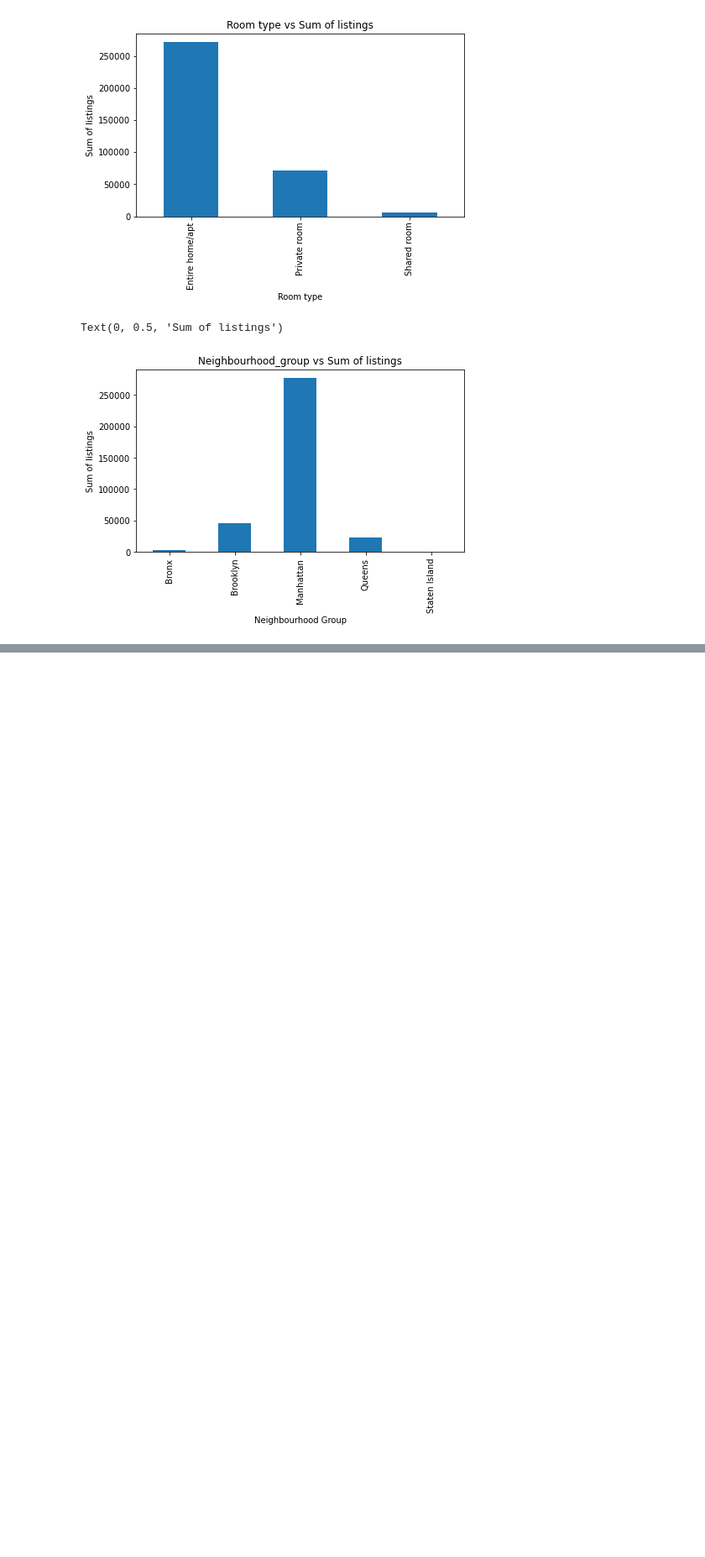
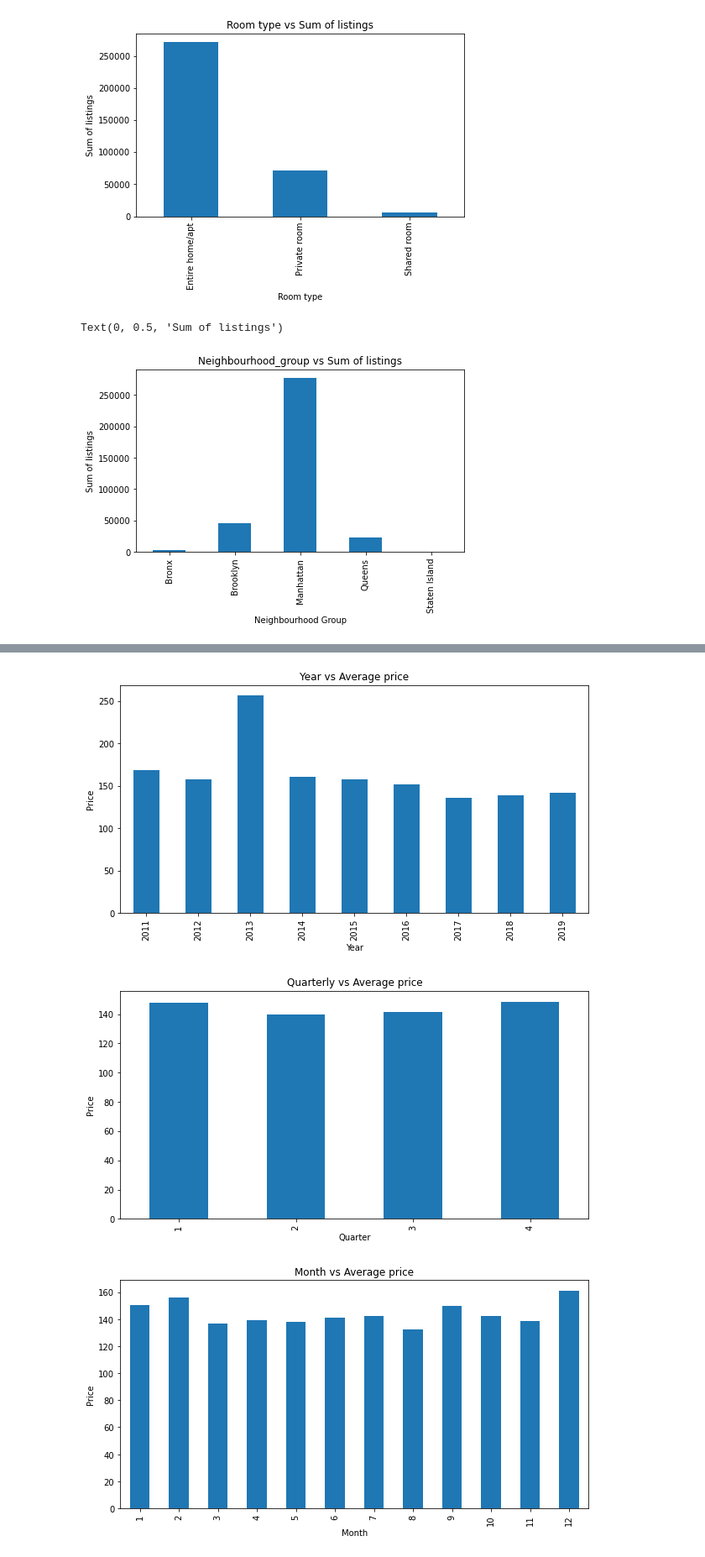
Before and after one commit to mdismailquraishicse/Capstone-Project-1--AirBnb, a Jupyter notebook: Capstone Project 1 - EDA.ipynb, the cells around one changed output, grey strips where cells are left out. Shown: that part at 84% size. Cells and saved outputs as stored; diff of their text form; code cells hidden in the pictures; blank space fills up the shorter version.

Commit message:
date wise analysis and graphs are added

```diff
--- a/Capstone Project 1 - EDA.ipynb
+++ b/Capstone Project 1 - EDA.ipynb
@@ -255,0 +287,19 @@ Text(0, 0.5, 'Sum of listings')
+# %%
+# Quarter calculator
+def quarter_calculator(data):
+    col = data.month
+    if col < 4:
+        return 1
+    elif col >= 4 and col <= 6:
+        return 2
+    elif col >= 7 and col <= 9:
+        return 3
+    else :
+        return 4
+
+# creating columns: YEAR, MONTH, DAY and QUARTER
+airbnb_df['year'] = airbnb_df['last_review'].apply(lambda x: x.year)
+airbnb_df['month'] = airbnb_df['last_review'].apply(lambda x: x.month)
+airbnb_df['day'] = airbnb_df['last_review'].apply(lambda x: x.day)
+airbnb_df['quarter'] = airbnb_df['last_review'].apply(quarter_calculator)
+airbnb_df.head()
@@ -255,0 +313,30 @@ Text(0, 0.5, 'Sum of listings')
+# %%
+# year vs average price, quarter vs average price, month vs average price plots
+plt.rcParams['figure.figsize'] = (10,5)
+airbnb_df.groupby(['year'])['price'].mean().plot.bar()
+plt.title('Year vs Average price')
+plt.xlabel('Year')
+plt.ylabel('Price')
+plt.show()
+
+airbnb_df.groupby(['quarter'])['price'].mean().plot.bar()
+plt.title('Quarterly vs Average price')
+plt.xlabel('Quarter')
+plt.ylabel('Price')
+plt.show()
+
+airbnb_df.groupby(['month'])['price'].mean().plot.bar()
+plt.title('Month vs Average price')
+plt.xlabel('Month')
+plt.ylabel('Price')
+plt.show()
+
+# airbnb_df.groupby(['day'])['price'].mean().plot.bar()
+# plt.title('Day vs Average price')
+# plt.xlabel('Day')
+# plt.ylabel('Price')
+# plt.show()
+# %% [output]
+[figure, added]
+[figure, added]
+[figure, added]
```
Also changed, not shown: parts of 4 cells of this notebook.
